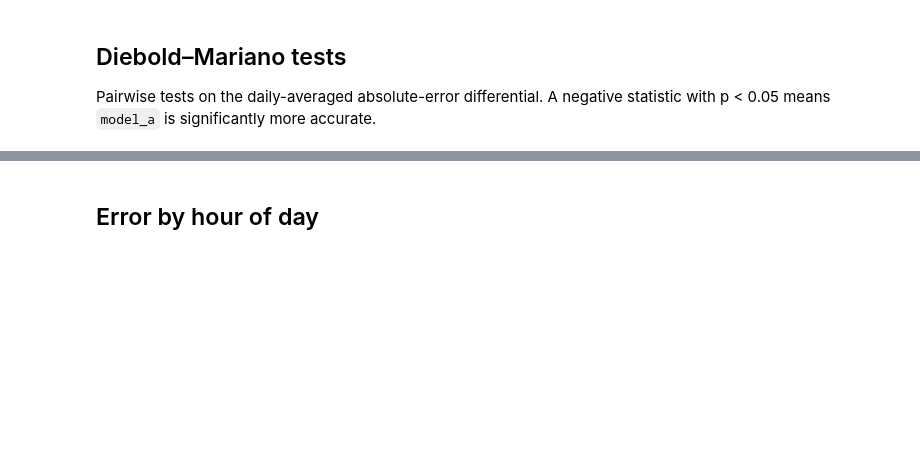
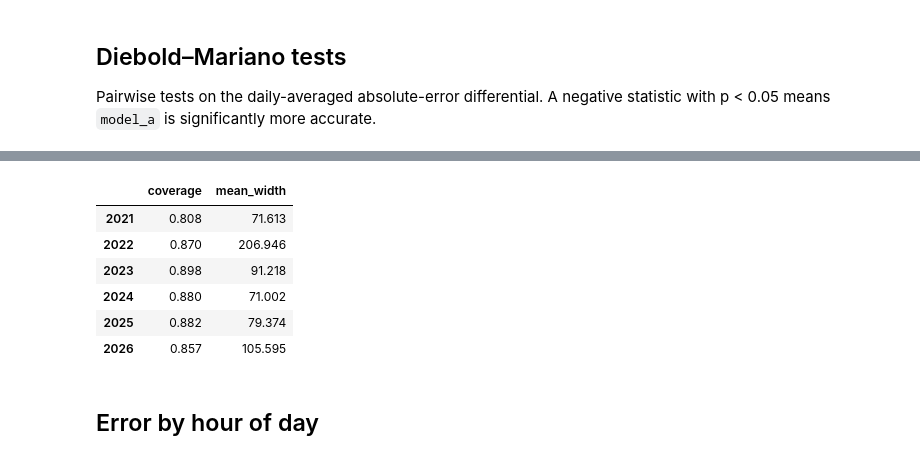
Before and after one commit to Baptiste251001/fr-day-ahead-price-forecasting, a Jupyter notebook: notebooks/02_forecast_evaluation.ipynb, the cells around one changed output, grey strips where cells are left out. Cells and saved outputs as stored; diff of their text form; code cells hidden in the pictures; blank space fills up the shorter version.

Commit message:
Add Extra Trees, median ensemble and conformal intervals; rewrite README with final results

```diff
--- a/notebooks/02_forecast_evaluation.ipynb
+++ b/notebooks/02_forecast_evaluation.ipynb
@@ -67,3 +82,21 @@ dm_table(actual, predictions).round(4)
+# %%
+iv = conformal_intervals(actual, predictions["ensemble"])
+y = actual.reindex(iv.index)
+inside = (y >= iv["lower"]) & (y <= iv["upper"])
+valid = iv["lower"].notna() & y.notna()
+years = iv.index[valid].year
+pd.DataFrame({
+    "coverage": inside[valid].groupby(years).mean(),
+    "mean_width": (iv["upper"] - iv["lower"])[valid].groupby(years).mean(),
+}).round(3)
+# %% [output]
+|  | coverage | mean_width |
+| 2021 | 0.808 | 71.613 |
+| 2022 | 0.870 | 206.946 |
+| 2023 | 0.898 | 91.218 |
+| 2024 | 0.880 | 71.002 |
+| 2025 | 0.882 | 79.374 |
+| 2026 | 0.857 | 105.595 |
 # %% [markdown]
 ## Error by hour of day
 # %%
```
Also changed, not shown: parts of 8 cells of this notebook, 24 other files.
